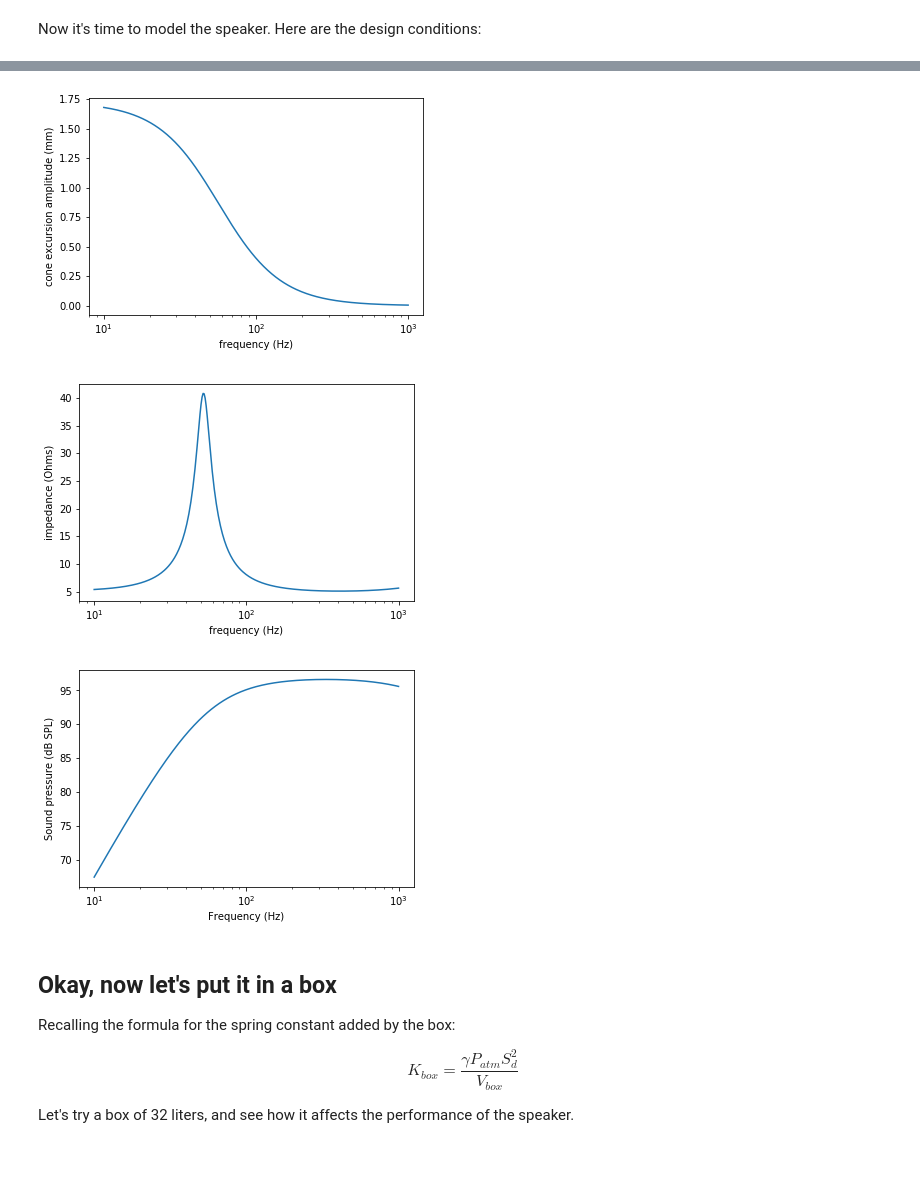
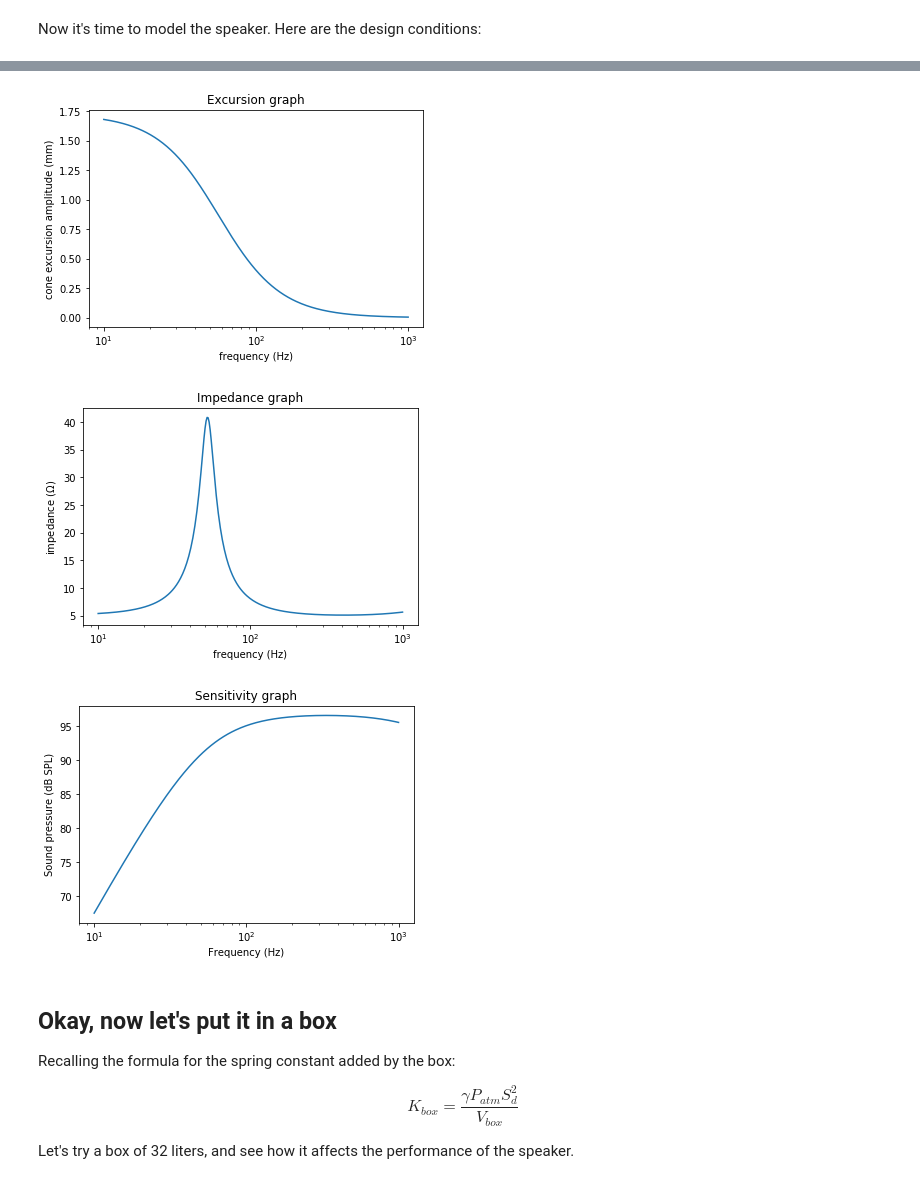
Before and after one commit to bassistTech/SpeakerTheory, a Jupyter notebook: SpeakerTheory.ipynb, the cells around one changed output, grey strips where cells are left out. Drawn from its saved outputs; the diff is of its cells as text; code cells hidden in the pictures.

```diff
--- a/SpeakerTheory.ipynb
+++ b/SpeakerTheory.ipynb
@@ -503,46 +579,73 @@ z = R_e + 1j*w*L_e
 
 # Excursion, complex valued, anticipating box spring constant
 
-def plots(K_box, kappa):
+def plots(K_box, ported = False):
+
+    # Corrections for port... we'll learn how this works below
+
+    if ported:
+        w_port = 2*pi*f_port
+        print('Port angular frequency (1/s)', w_port)
+        Q_port = 50
+        kappa = w**2/(w**2 - 1j*w*w_port/Q_port - w_port**2)
+    else:
+        kappa = 1
+
     Keff = K + kappa*K_box
     x = BL*Vrms/m/z/(Keff/m + 1j*w*(BL**2/m/z + C/m) - w**2)
     semilogx(f, abs(x)*1000*1.414)
+    title('Excursion graph')
     xlabel('frequency (Hz)')
     ylabel('cone excursion amplitude (mm)')
     show()
 
     # Impedance, complex valued
 
     Z = z/(1 - 1j*w*BL*x/Vrms)
 
     semilogx(f, abs(Z))
+    title('Impedance graph')
     xlabel('frequency (Hz)')
-    ylabel('impedance (Ohms)')
+    ylabel('impedance ($\Omega$)')
     show()
 
     # Listening distance, 1 meter
 
     R = 1
 
     # Sound pressure at listening distance
 
     p = rho*r**2*w**2*kappa*x/R/2
     p_ref = 20e-6 # reference pressure in Pa RMS
 
     # Sound pressure level in dB SPL
 
     spl = 20*log10(abs(p)/p_ref)
 
     semilogx(f, spl)
+    title('Sensitivity graph')
     xlabel('Frequency (Hz)')
     ylabel('Sound pressure (dB SPL)')
     show()
 
-plots(K, 1)
+    # More ported behavior
+
+    if ported:
+        kappa2 = w_port**2/(w**2 - 1j*w*w_port/Q_port - w_port**2)
+        Keff = K + kappa*K_box
+        S_port = pi*d_port/4
+        x = BL*Vrms/m/z/(Keff/m + 1j*w*(BL**2/m/z + C/m) - w**2)
+        v_port = 1j*w* kappa2*x*S_d/S_port
+        semilogx(f, abs(v_port)*1000*1.414/c)
+        xlabel('frequency (Hz)')
+        ylabel('port air speed (mach)')
+        show()
+
+plots(K)
 # %% [output]
-[figure, old version]
+[figure, new version]
-[figure, old version]
+[figure, new version]
-[figure, old version]
+[figure, new version]
 # %% [markdown]
 ## Okay, now let's put it in a box
 
```
Also changed, not shown: parts of 19 cells of this notebook.
